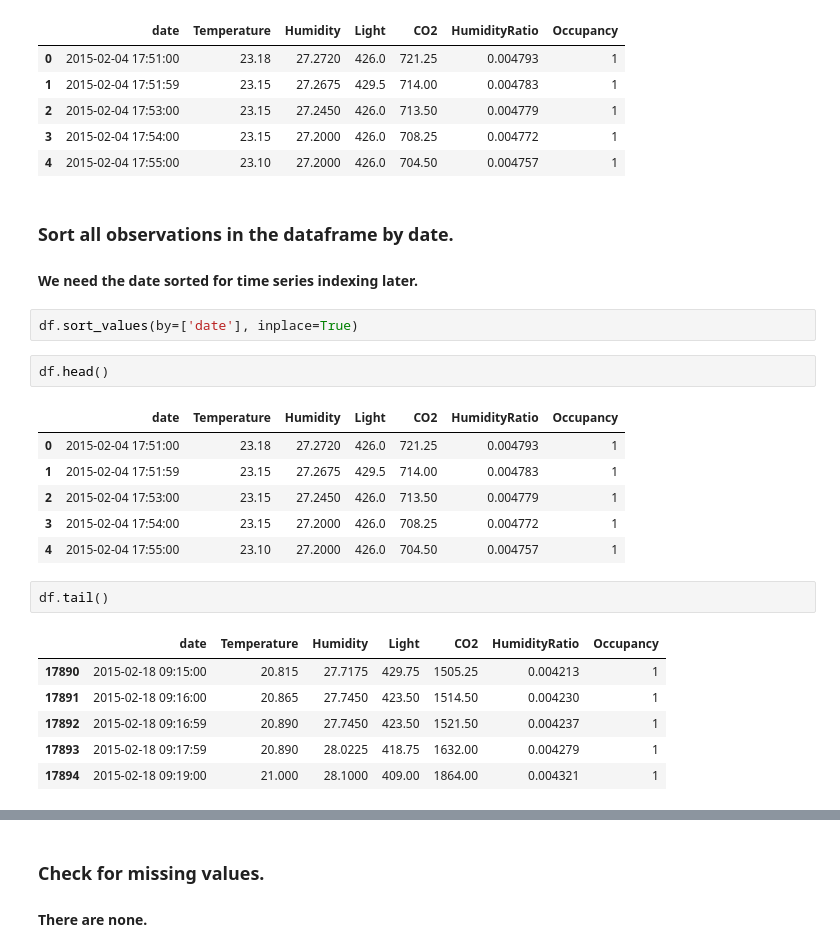
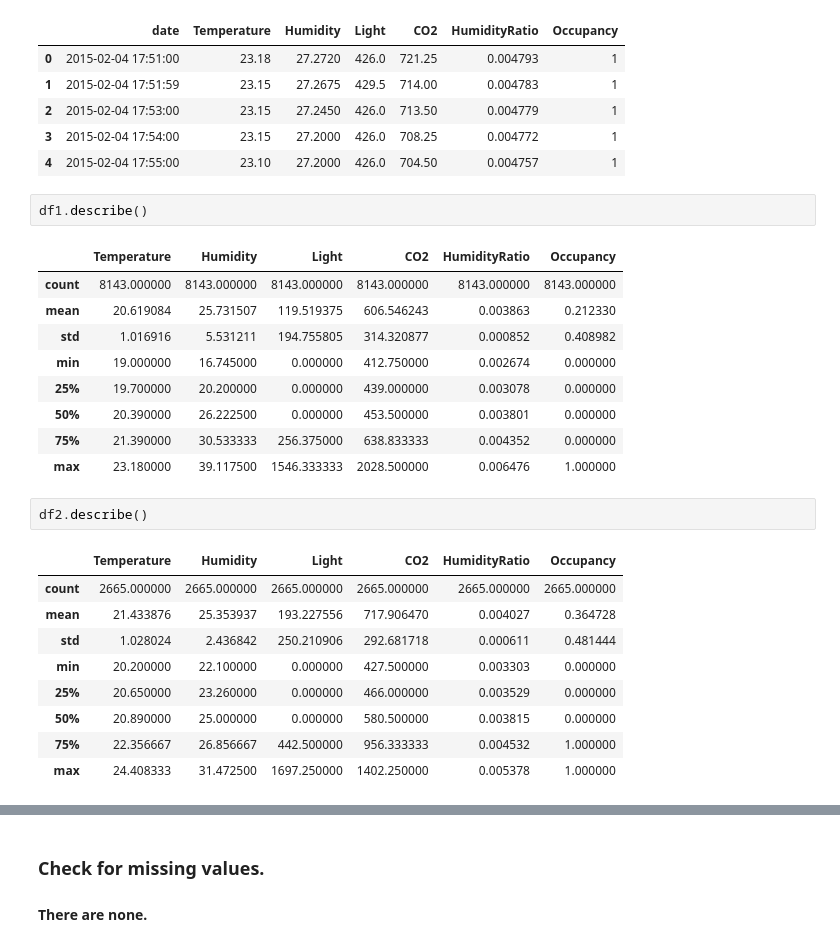
Before and after one commit to CristinaSahoo/Occupancy-Detection, a Jupyter notebook: code/cleaning.ipynb, the cells around one changed output, grey strips where cells are left out. Cells and saved outputs as stored; diff of their text form.

```diff
--- a/code/cleaning.ipynb
+++ b/code/cleaning.ipynb
@@ -43,26 +45,27 @@ df.head()
 | 2 | 2015-02-04 17:53:00 | 23.15 | 27.2450 | 426.0 | 713.50 | 0.004779 | 1 |
 | 3 | 2015-02-04 17:54:00 | 23.15 | 27.2000 | 426.0 | 708.25 | 0.004772 | 1 |
 | 4 | 2015-02-04 17:55:00 | 23.10 | 27.2000 | 426.0 | 704.50 | 0.004757 | 1 |
-# %% [markdown]
-### Sort all observations in the dataframe by date.
-#### We need the date sorted for time series indexing later.
-# %%
-df.sort_values(by=['date'], inplace=True)
-# %%
-df.head()
-# %% [output]
-|  | date | Temperature | Humidity | Light | CO2 | HumidityRatio | Occupancy |
-| 0 | 2015-02-04 17:51:00 | 23.18 | 27.2720 | 426.0 | 721.25 | 0.004793 | 1 |
-| 1 | 2015-02-04 17:51:59 | 23.15 | 27.2675 | 429.5 | 714.00 | 0.004783 | 1 |
-| 2 | 2015-02-04 17:53:00 | 23.15 | 27.2450 | 426.0 | 713.50 | 0.004779 | 1 |
-| 3 | 2015-02-04 17:54:00 | 23.15 | 27.2000 | 426.0 | 708.25 | 0.004772 | 1 |
-| 4 | 2015-02-04 17:55:00 | 23.10 | 27.2000 | 426.0 | 704.50 | 0.004757 | 1 |
-# %%
-df.tail()
-# %% [output]
-|  | date | Temperature | Humidity | Light | CO2 | HumidityRatio | Occupancy |
-| 17890 | 2015-02-18 09:15:00 | 20.815 | 27.7175 | 429.75 | 1505.25 | 0.004213 | 1 |
-| 17891 | 2015-02-18 09:16:00 | 20.865 | 27.7450 | 423.50 | 1514.50 | 0.004230 | 1 |
-| 17892 | 2015-02-18 09:16:59 | 20.890 | 27.7450 | 423.50 | 1521.50 | 0.004237 | 1 |
-| 17893 | 2015-02-18 09:17:59 | 20.890 | 28.0225 | 418.75 | 1632.00 | 0.004279 | 1 |
-| 17894 | 2015-02-18 09:19:00 | 21.000 | 28.1000 | 409.00 | 1864.00 | 0.004321 | 1 |
+# %%
+df1.describe()
+# %% [output]
+|  | Temperature | Humidity | Light | CO2 | HumidityRatio | Occupancy |
+| count | 8143.000000 | 8143.000000 | 8143.000000 | 8143.000000 | 8143.000000 | 8143.000000 |
+| mean | 20.619084 | 25.731507 | 119.519375 | 606.546243 | 0.003863 | 0.212330 |
+| std | 1.016916 | 5.531211 | 194.755805 | 314.320877 | 0.000852 | 0.408982 |
+| min | 19.000000 | 16.745000 | 0.000000 | 412.750000 | 0.002674 | 0.000000 |
+| 25% | 19.700000 | 20.200000 | 0.000000 | 439.000000 | 0.003078 | 0.000000 |
+| 50% | 20.390000 | 26.222500 | 0.000000 | 453.500000 | 0.003801 | 0.000000 |
+| 75% | 21.390000 | 30.533333 | 256.375000 | 638.833333 | 0.004352 | 0.000000 |
+| max | 23.180000 | 39.117500 | 1546.333333 | 2028.500000 | 0.006476 | 1.000000 |
+# %%
+df2.describe()
+# %% [output]
+|  | Temperature | Humidity | Light | CO2 | HumidityRatio | Occupancy |
+| count | 2665.000000 | 2665.000000 | 2665.000000 | 2665.000000 | 2665.000000 | 2665.000000 |
+| mean | 21.433876 | 25.353937 | 193.227556 | 717.906470 | 0.004027 | 0.364728 |
+| std | 1.028024 | 2.436842 | 250.210906 | 292.681718 | 0.000611 | 0.481444 |
+| min | 20.200000 | 22.100000 | 0.000000 | 427.500000 | 0.003303 | 0.000000 |
+| 25% | 20.650000 | 23.260000 | 0.000000 | 466.000000 | 0.003529 | 0.000000 |
+| 50% | 20.890000 | 25.000000 | 0.000000 | 580.500000 | 0.003815 | 0.000000 |
+| 75% | 22.356667 | 26.856667 | 442.500000 | 956.333333 | 0.004532 | 1.000000 |
+| max | 24.408333 | 31.472500 | 1697.250000 | 1402.250000 | 0.005378 | 1.000000 |
```
Also changed, not shown: parts of 23 cells of this notebook, 12 other files.
